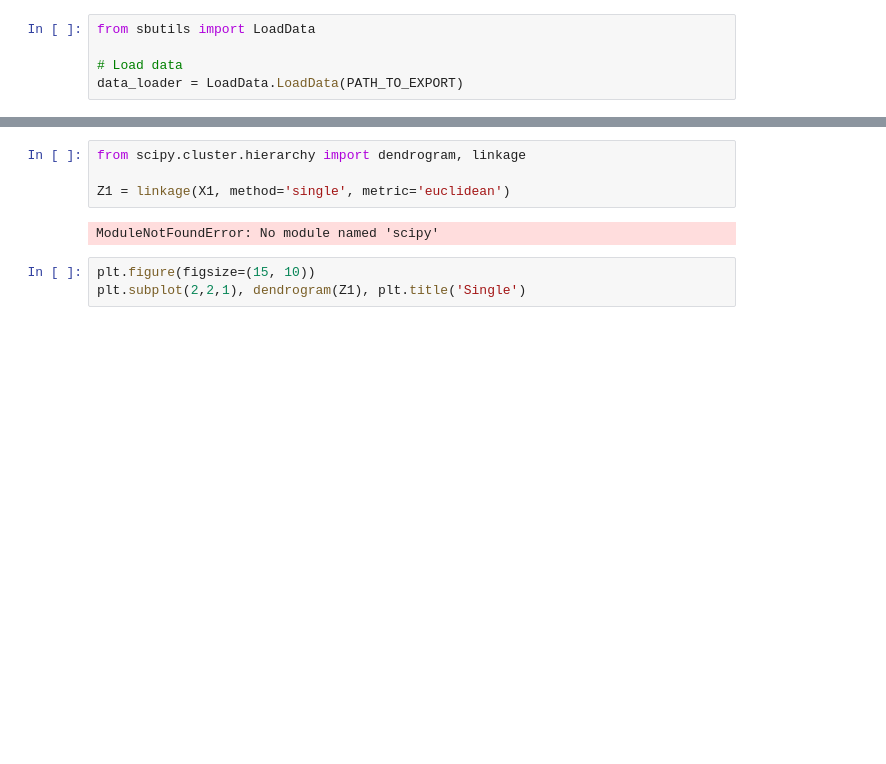
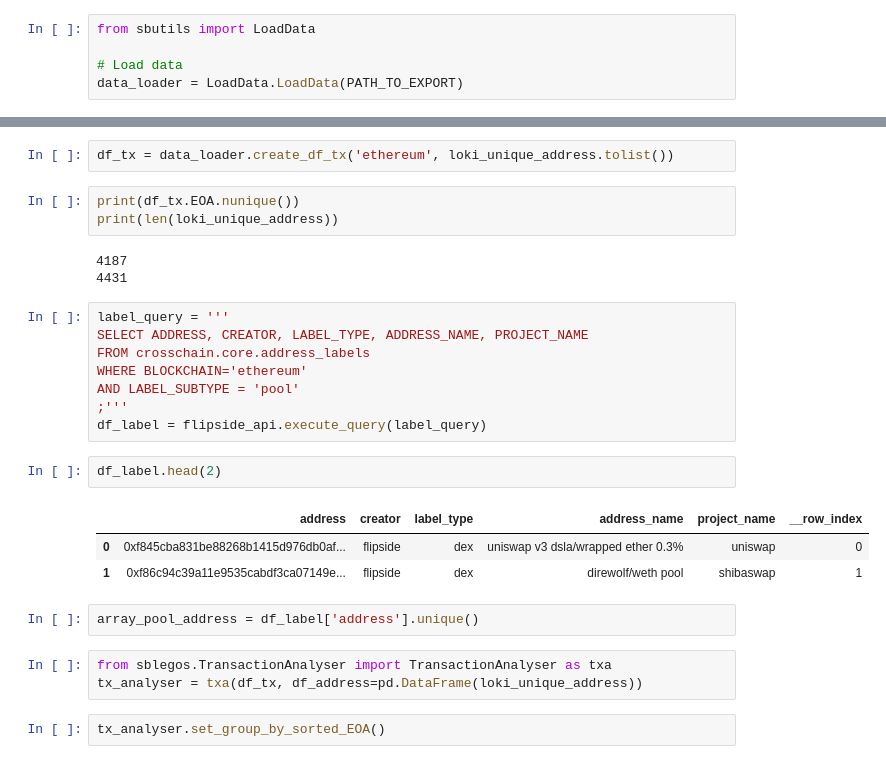
Before and after one commit to poupou-web3/beta-rounds-vote-analysis, a Jupyter notebook: jupyter/analysis-on-chain-passport.ipynb, the cells around one changed output, grey strips where cells are left out. Drawn from its saved outputs; the diff is of its cells as text; blank space fills up the shorter version.

```diff
--- a/jupyter/analysis-on-chain-passport.ipynb
+++ b/jupyter/analysis-on-chain-passport.ipynb
@@ -198,9 +99,29 @@ NameError: name 'X1' is not defined
-# %%
-from scipy.cluster.hierarchy import dendrogram, linkage
-
-Z1 = linkage(X1, method='single', metric='euclidean')
-# %% [output]
-ModuleNotFoundError: No module named 'scipy'
-# %%
-plt.figure(figsize=(15, 10))
-plt.subplot(2,2,1), dendrogram(Z1), plt.title('Single')
+# %%
+df_tx = data_loader.create_df_tx('ethereum', loki_unique_address.tolist())
+# %%
+print(df_tx.EOA.nunique())
+print(len(loki_unique_address))
+# %% [output]
+4187
+4431
+# %%
+label_query = '''
+SELECT ADDRESS, CREATOR, LABEL_TYPE, ADDRESS_NAME, PROJECT_NAME
+FROM crosschain.core.address_labels
+WHERE BLOCKCHAIN='ethereum'
+AND LABEL_SUBTYPE = 'pool'
+;'''
+df_label = flipside_api.execute_query(label_query)
+# %%
+df_label.head(2)
+# %% [output]
+|  | address | creator | label_type | address_name | project_name | __row_index |
+| 0 | 0xf845cba831be88268b1415d976db0af... | flipside | dex | uniswap v3 dsla/wrapped ether 0.3% | uniswap | 0 |
+| 1 | 0xf86c94c39a11e9535cabdf3ca07149e... | flipside | dex | direwolf/weth pool | shibaswap | 1 |
+# %%
+array_pool_address = df_label['address'].unique()
+# %%
+from sblegos.TransactionAnalyser import TransactionAnalyser as txa
+tx_analyser = txa(df_tx, df_address=pd.DataFrame(loki_unique_address))
+# %%
+tx_analyser.set_group_by_sorted_EOA()
```
Also changed, not shown: parts of 54 cells of this notebook, 3 other files.
